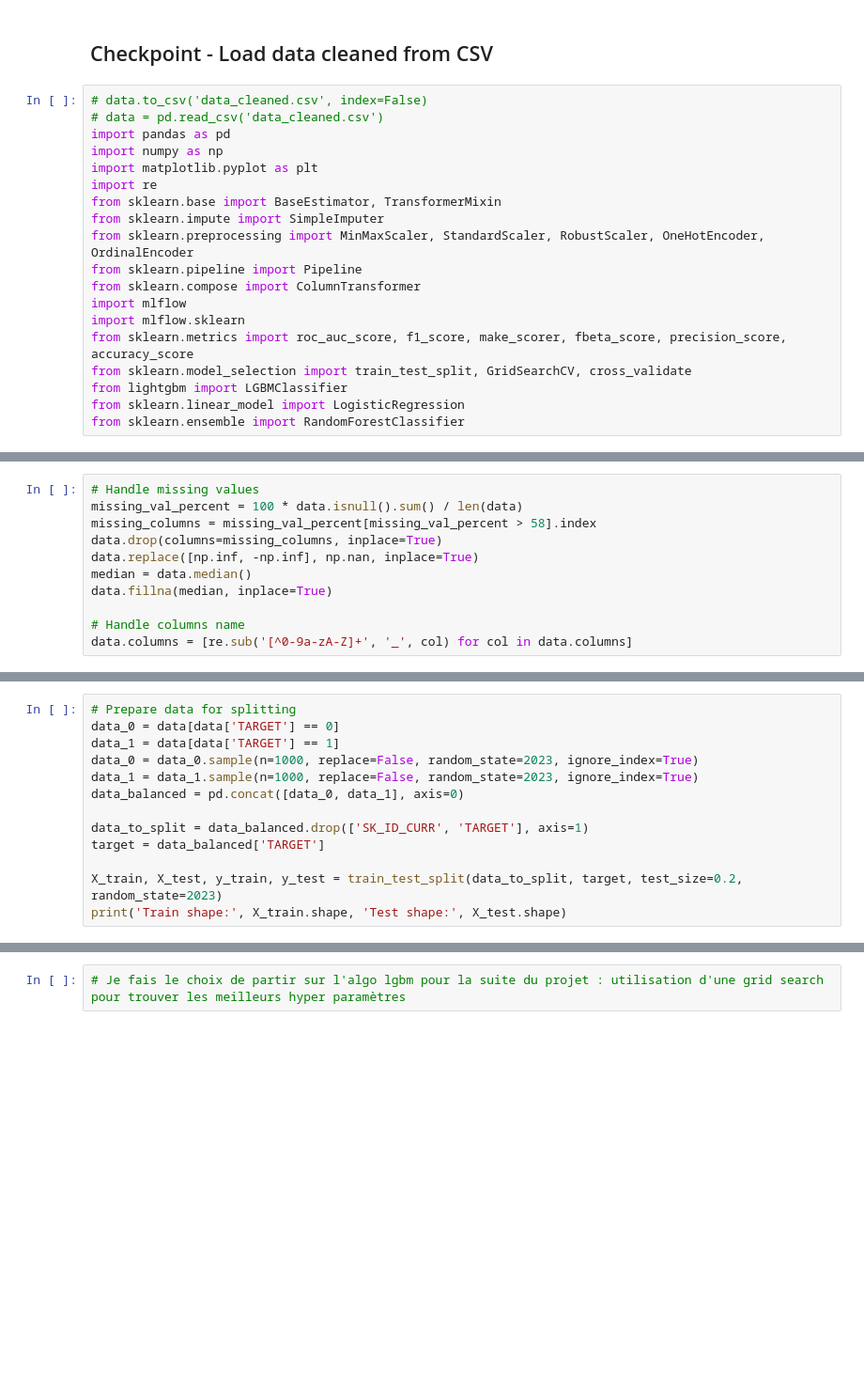
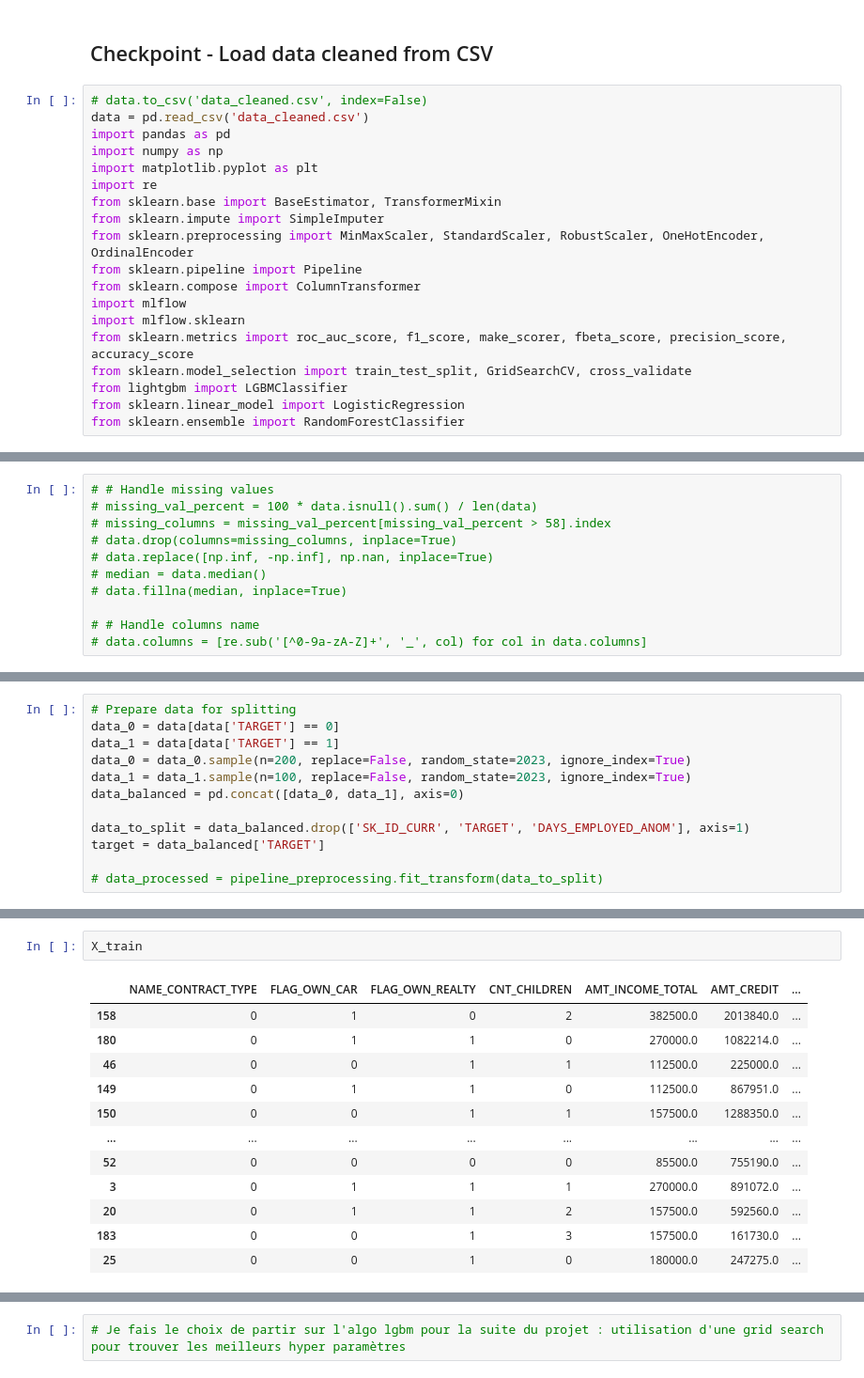
Before and after one commit to MyNameIsKilian/OC-Projet-7, a Jupyter notebook: notebook.ipynb, the cells around one changed output, grey strips where cells are left out. Shown at 94% size. Cells and saved outputs as stored; diff of their text form; blank space fills up the shorter version.

Commit message:
Modelisation with preprocessing works

```diff
--- a/notebook.ipynb
+++ b/notebook.ipynb
@@ -1567,7 +1567,7 @@ def missing_values_table(df):
 ## Checkpoint - Load data cleaned from CSV
 # %%
 # data.to_csv('data_cleaned.csv', index=False)
-# data = pd.read_csv('data_cleaned.csv')
+data = pd.read_csv('data_cleaned.csv')
 import pandas as pd
 import numpy as np
 import matplotlib.pyplot as plt
@@ -1649,13 +1652,13 @@ class ImputeValues(BaseEstimator, TransformerMixin):
 #         print(max(X.max().to_list()))
 #         return X
 # %%
-# Handle missing values
-missing_val_percent = 100 * data.isnull().sum() / len(data)
-missing_columns = missing_val_percent[missing_val_percent > 58].index
-data.drop(columns=missing_columns, inplace=True)
-data.replace([np.inf, -np.inf], np.nan, inplace=True)
-median = data.median()
-data.fillna(median, inplace=True)
+# # Handle missing values
+# missing_val_percent = 100 * data.isnull().sum() / len(data)
+# missing_columns = missing_val_percent[missing_val_percent > 58].index
+# data.drop(columns=missing_columns, inplace=True)
+# data.replace([np.inf, -np.inf], np.nan, inplace=True)
+# median = data.median()
+# data.fillna(median, inplace=True)
 
-# Handle columns name
-data.columns = [re.sub('[^0-9a-zA-Z]+', '_', col) for col in data.columns]
+# # Handle columns name
+# data.columns = [re.sub('[^0-9a-zA-Z]+', '_', col) for col in data.columns]
@@ -1756,12 +1742,11 @@ pipeline_rfc = Pipeline(steps=[
 # Prepare data for splitting
 data_0 = data[data['TARGET'] == 0]
 data_1 = data[data['TARGET'] == 1]
-data_0 = data_0.sample(n=1000, replace=False, random_state=2023, ignore_index=True)
-data_1 = data_1.sample(n=1000, replace=False, random_state=2023, ignore_index=True)
+data_0 = data_0.sample(n=200, replace=False, random_state=2023, ignore_index=True)
+data_1 = data_1.sample(n=100, replace=False, random_state=2023, ignore_index=True)
 data_balanced = pd.concat([data_0, data_1], axis=0)
 
-data_to_split = data_balanced.drop(['SK_ID_CURR', 'TARGET'], axis=1)
+data_to_split = data_balanced.drop(['SK_ID_CURR', 'TARGET', 'DAYS_EMPLOYED_ANOM'], axis=1)
 target = data_balanced['TARGET']
 
-X_train, X_test, y_train, y_test = train_test_split(data_to_split, target, test_size=0.2, random_state=2023)
-print('Train shape:', X_train.shape, 'Test shape:', X_test.shape)
+# data_processed = pipeline_preprocessing.fit_transform(data_to_split)
@@ -1769,0 +1756,15 @@ Train shape: (1600, 510) Test shape: (400, 510)
+# %%
+X_train
+# %% [output]
+|  | NAME_CONTRACT_TYPE | FLAG_OWN_CAR | FLAG_OWN_REALTY | CNT_CHILDREN | AMT_INCOME_TOTAL | AMT_CREDIT | ... |
+| 158 | 0 | 1 | 0 | 2 | 382500.0 | 2013840.0 | ... |
+| 180 | 0 | 1 | 1 | 0 | 270000.0 | 1082214.0 | ... |
+| 46 | 0 | 0 | 1 | 1 | 112500.0 | 225000.0 | ... |
+| 149 | 0 | 1 | 1 | 0 | 112500.0 | 867951.0 | ... |
+| 150 | 0 | 0 | 1 | 1 | 157500.0 | 1288350.0 | ... |
+| ... | ... | ... | ... | ... | ... | ... | ... |
+| 52 | 0 | 0 | 0 | 0 | 85500.0 | 755190.0 | ... |
+| 3 | 0 | 1 | 1 | 1 | 270000.0 | 891072.0 | ... |
+| 20 | 0 | 1 | 1 | 2 | 157500.0 | 592560.0 | ... |
+| 183 | 0 | 0 | 1 | 3 | 157500.0 | 161730.0 | ... |
+| 25 | 0 | 0 | 1 | 0 | 180000.0 | 247275.0 | ... |
```
Also changed, not shown: parts of 15 cells of this notebook, 47 other files.
